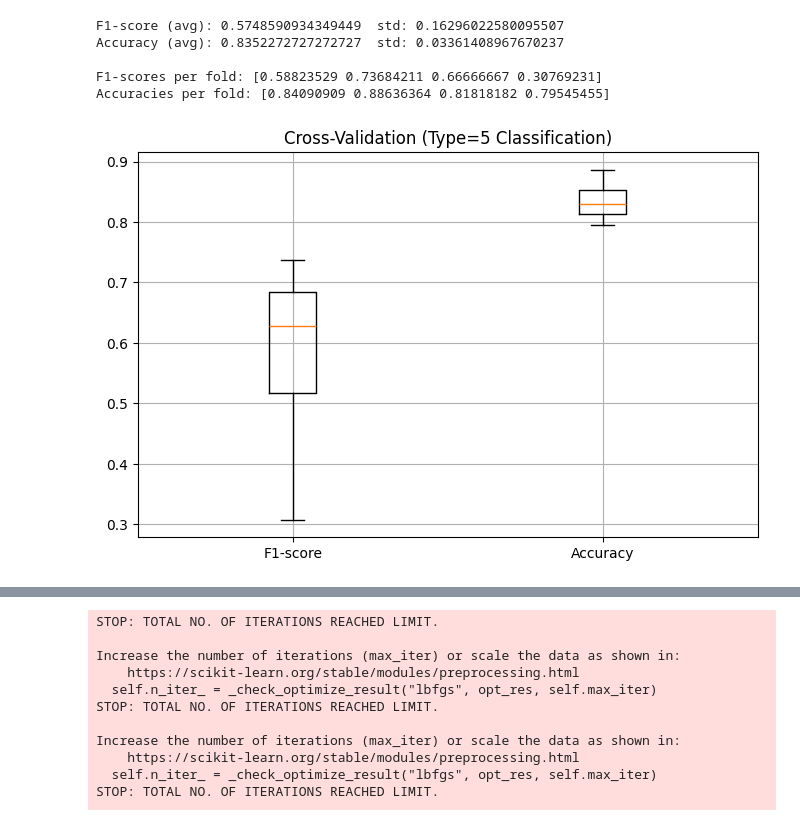
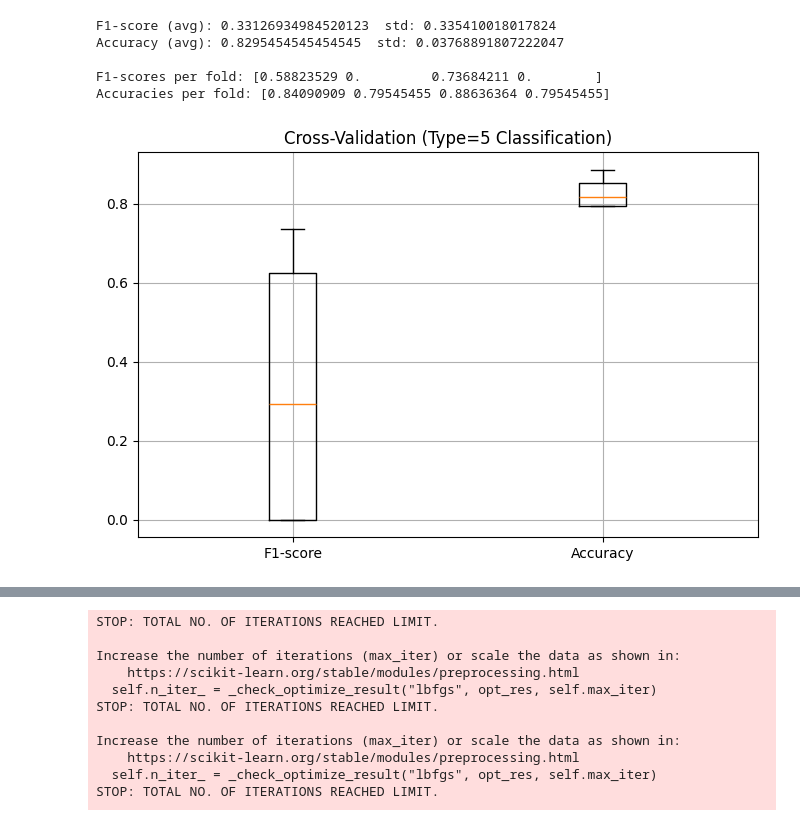
Before and after one commit to lcd12111/lb2, a Jupyter notebook: lp2/333.ipynb, the cells around one changed output, grey strips where cells are left out. Cells and saved outputs as stored; diff of their text form; code cells hidden in the pictures.

```diff
--- a/lp2/333.ipynb
+++ b/lp2/333.ipynb
@@ -29,43 +29,43 @@ X_scaled = scaler.fit_transform(X)
 # 4. 定义 MLP 模型（保持原始配置）
 # ----------------------------
 model = MLPClassifier(
-    hidden_layer_sizes=(50, 50,25),   # 隐藏层结构
+    hidden_layer_sizes=(50,25,12,6),   # 隐藏层结构
     activation='relu',          # 激活函数
-    solver='lbfgs',              # 优化器
+    solver='adam',              # 优化器
     max_iter=500,               # 最大迭代次数
     random_state=42             # 固定随机种子
 )
 
 # ----------------------------
 # 5. 使用交叉验证评估
 # ----------------------------
 scoring = {'f1': 'f1', 'accuracy': 'accuracy'}
 scores = cross_validate(model, X_scaled, y, cv=4, scoring=scoring)
 
 # ----------------------------
 # 6. 打印得分结果
 # ----------------------------
 print("F1-score (avg):", scores['test_f1'].mean(), " std:", scores['test_f1'].std())
 print("Accuracy (avg):", scores['test_accuracy'].mean(), " std:", scores['test_accuracy'].std())
 
 print("\nF1-scores per fold:", scores['test_f1'])
 print("Accuracies per fold:", scores['test_accuracy'])
 
 # ----------------------------
 # 7. 可视化评分分布
 # ----------------------------
 plt.figure(figsize=(8, 5))
 plt.boxplot(
     [scores['test_f1'], scores['test_accuracy']],
     tick_labels=['F1-score', 'Accuracy']
 )
 plt.title("Cross-Validation (Type=5 Classification)")
 plt.grid(True)
 plt.show()
 # %% [output]
-F1-score (avg): 0.5748590934349449  std: 0.16296022580095507
-Accuracy (avg): 0.8352272727272727  std: 0.03361408967670237
+F1-score (avg): 0.33126934984520123  std: 0.335410018017824
+Accuracy (avg): 0.8295454545454545  std: 0.03768891807222047
 
-F1-scores per fold: [0.58823529 0.73684211 0.66666667 0.30769231]
-Accuracies per fold: [0.84090909 0.88636364 0.81818182 0.79545455]
+F1-scores per fold: [0.58823529 0.         0.73684211 0.        ]
+Accuracies per fold: [0.84090909 0.79545455 0.88636364 0.79545455]
-[figure, old version]
+[figure, new version]
```
Also changed, not shown: parts of 1 cell of this notebook, 4 other files.
